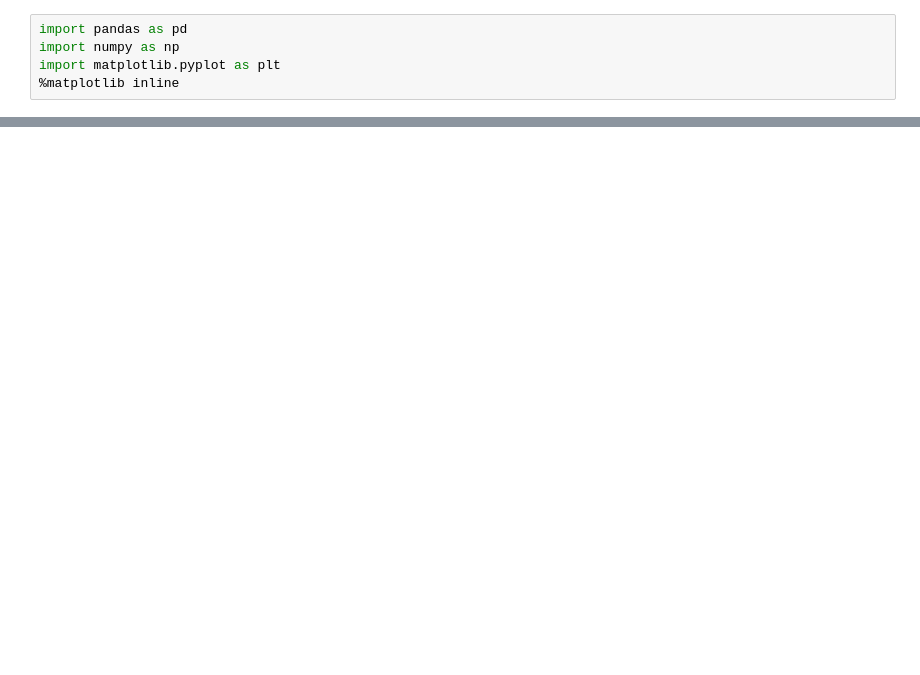
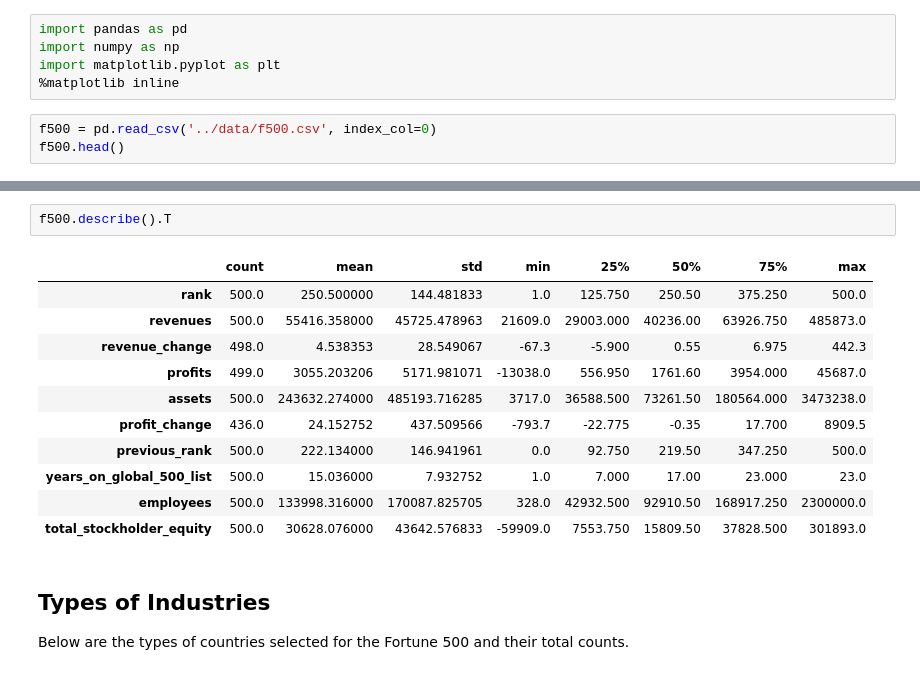
Before and after one commit to VictorOmondi1997/f500-2017, a Jupyter notebook: notebook/f500_2017.ipynb, the cells around one changed output, grey strips where cells are left out. Saved outputs shown, nothing was run; the diff lists cells and outputs as text; blank space fills up the shorter version.

```diff
--- a/notebook/f500_2017.ipynb
+++ b/notebook/f500_2017.ipynb
@@ -26,3 +26,6 @@ import pandas as pd
 import numpy as np
 import matplotlib.pyplot as plt
 %matplotlib inline
+# %%
+f500 = pd.read_csv('../data/f500.csv', index_col=0)
+f500.head()
@@ -28,0 +92,18 @@ import matplotlib.pyplot as plt
+# %%
+f500.describe().T
+# %% [output]
+|  | count | mean | std | min | 25% | 50% | 75% | max |
+| rank | 500.0 | 250.500000 | 144.481833 | 1.0 | 125.750 | 250.50 | 375.250 | 500.0 |
+| revenues | 500.0 | 55416.358000 | 45725.478963 | 21609.0 | 29003.000 | 40236.00 | 63926.750 | 485873.0 |
+| revenue_change | 498.0 | 4.538353 | 28.549067 | -67.3 | -5.900 | 0.55 | 6.975 | 442.3 |
+| profits | 499.0 | 3055.203206 | 5171.981071 | -13038.0 | 556.950 | 1761.60 | 3954.000 | 45687.0 |
+| assets | 500.0 | 243632.274000 | 485193.716285 | 3717.0 | 36588.500 | 73261.50 | 180564.000 | 3473238.0 |
+| profit_change | 436.0 | 24.152752 | 437.509566 | -793.7 | -22.775 | -0.35 | 17.700 | 8909.5 |
+| previous_rank | 500.0 | 222.134000 | 146.941961 | 0.0 | 92.750 | 219.50 | 347.250 | 500.0 |
+| years_on_global_500_list | 500.0 | 15.036000 | 7.932752 | 1.0 | 7.000 | 17.00 | 23.000 | 23.0 |
+| employees | 500.0 | 133998.316000 | 170087.825705 | 328.0 | 42932.500 | 92910.50 | 168917.250 | 2300000.0 |
+| total_stockholder_equity | 500.0 | 30628.076000 | 43642.576833 | -59909.0 | 7553.750 | 15809.50 | 37828.500 | 301893.0 |
+# %% [markdown]
+## Types of Industries
+
+Below are the types of countries selected for the Fortune 500 and their total counts.
```
Also changed, not shown: parts of 18 cells of this notebook.
